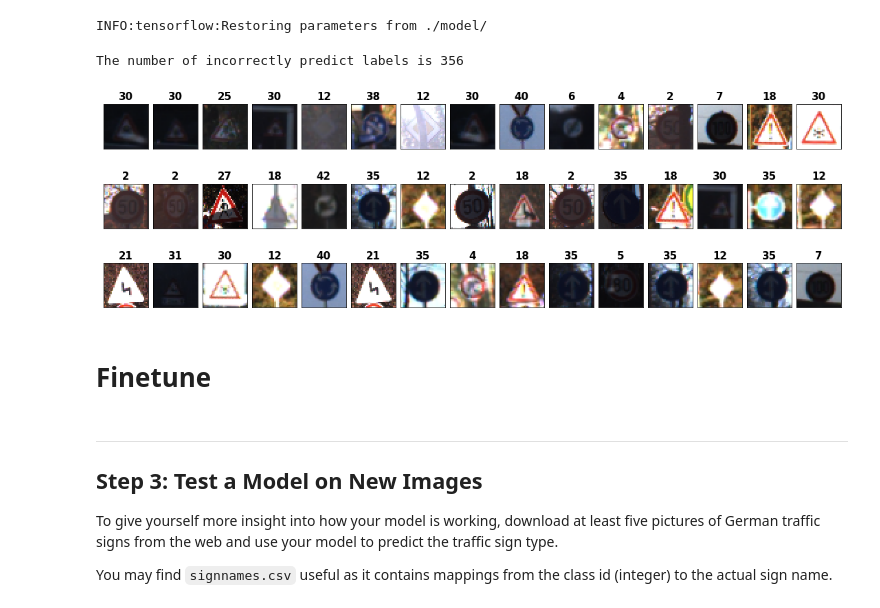
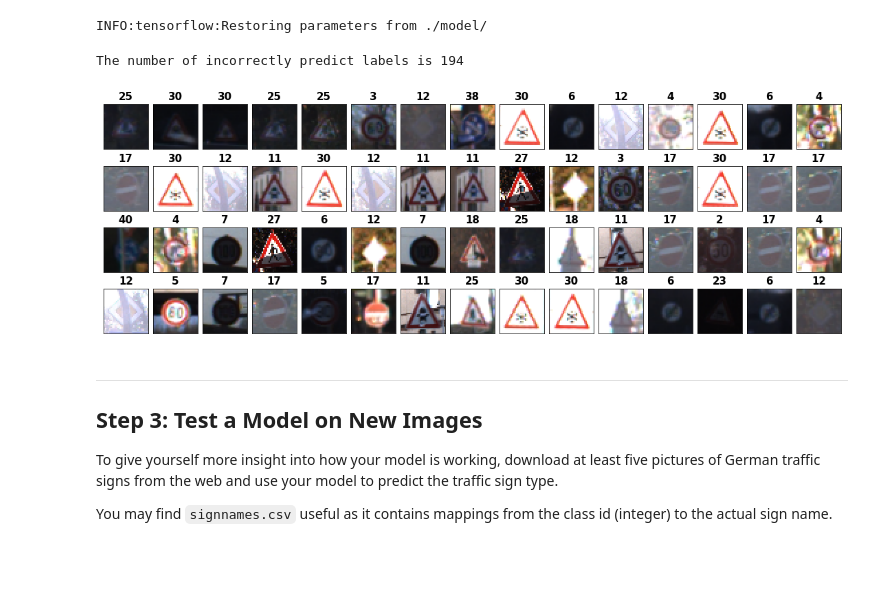
Before and after one commit to aimuch/CarND-Traffic-Sign-Classifier-Project, a Jupyter notebook: Traffic_Sign_Classifier.ipynb, the cells around one changed output. Drawn from its saved outputs; the diff is of its cells as text; code cells hidden in the pictures; blank space fills up the shorter version.

```diff
--- a/Traffic_Sign_Classifier.ipynb
+++ b/Traffic_Sign_Classifier.ipynb
@@ -633,7 +634,10 @@ def model(x):
     fc3_b = tf.Variable(tf.zeros(43))
     logits = tf.matmul(fc2, fc3_W) + fc3_b
 
-    return logits, keep_prob1, keep_prob2, keep_prob3
+    # Regularization is very importance improve performance
+    regularization = tf.nn.l2_loss(conv1_W)+tf.nn.l2_loss(conv2_W)+tf.nn.l2_loss(conv3_W)+tf.nn.l2_loss(conv4_W)+tf.nn.l2_loss(conv5_W)+tf.nn.l2_loss(conv6_W)+tf.nn.l2_loss(fc1_W)+tf.nn.l2_loss(fc2_W)+tf.nn.l2_loss(fc3_W)
+
+    return logits,regularization, keep_prob1, keep_prob2, keep_prob3
 # %% [markdown]
 ### Train, Validate and Test the Model
 # %% [markdown]
@@ -655,12 +659,12 @@ y = tf.placeholder(tf.int32, (None))
 one_hot_y = tf.one_hot(y, 43) # 这里要用独热编码，因为如果真实的标签是20，预测是10，两者之差10，惩罚太重了
 
 # Training Pipeline (Loss Fucntion)
-rate = 0.001
-logits, keep_prob1, keep_prob2, keep_prob3 = model(x)
+logits,loss_regularization, keep_prob1, keep_prob2, keep_prob3 = model(x)
 cross_entropy = tf.nn.softmax_cross_entropy_with_logits(labels=one_hot_y, logits=logits)
-loss_operation = tf.reduce_mean(cross_entropy)
-optimizer = tf.train.AdamOptimizer(learning_rate = rate)
-training_operation = optimizer.minimize(loss_operation)
+
+# loss_operation = tf.reduce_mean(cross_entropy + loss_rate*loss_regularization)
+# optimizer = tf.train.AdamOptimizer(learning_rate = learning_rate)
+# training_operation = optimizer.minimize(loss_operation)
 
 # Model Evaluation
 #这里纯计算预测值是否与真实值一致，一致为真，不一致为假；若需要输出预测概率需用tf.nn.softmax(logits)
@@ -675,7 +679,7 @@ def evaluate(X_data, y_data, BATCH_SIZE):
         batch_x, batch_y = X_data[offset:offset+BATCH_SIZE], y_data[offset:offset+BATCH_SIZE]
 
         # NOTE: Here should ban dropout, becouse model has trained completely
-        accuracy = sess.run(accuracy_operation, feed_dict={x: batch_x, y: batch_y,keep_prob1:1, keep_prob2:1, keep_prob3:1})
+        accuracy = sess.run(accuracy_operation, feed_dict={x: batch_x, y: batch_y,keep_prob1:1.0, keep_prob2:1.0, keep_prob3:1.0})
 
         total_accuracy += (accuracy * len(batch_x))
     return total_accuracy / num_examples
@@ -834,15 +938,13 @@ def show_all_images(images,labels,cmap=None):
     plt.tight_layout(pad=0, h_pad=0, w_pad=0)
     plt.show()
 # %%
-error_x = X_test[y_test != preditlables][:45]
-error_y = y_test[y_test != preditlables][:45]
+error_x = X_test[y_test != preditlables][:60]
+error_y = y_test[y_test != preditlables][:60]
 print("The number of incorrectly predict labels is {}".format(len(y_test[y_test != preditlables])))
 show_all_images(error_x,error_y)
 # %% [output]
-The number of incorrectly predict labels is 356
+The number of incorrectly predict labels is 194
-[figure, old version]
+[figure, new version]
-# %% [markdown]
-# Finetune
 # %% [markdown]
 ---
 
```
Also changed, not shown: parts of 32 cells of this notebook, 24 other files.
